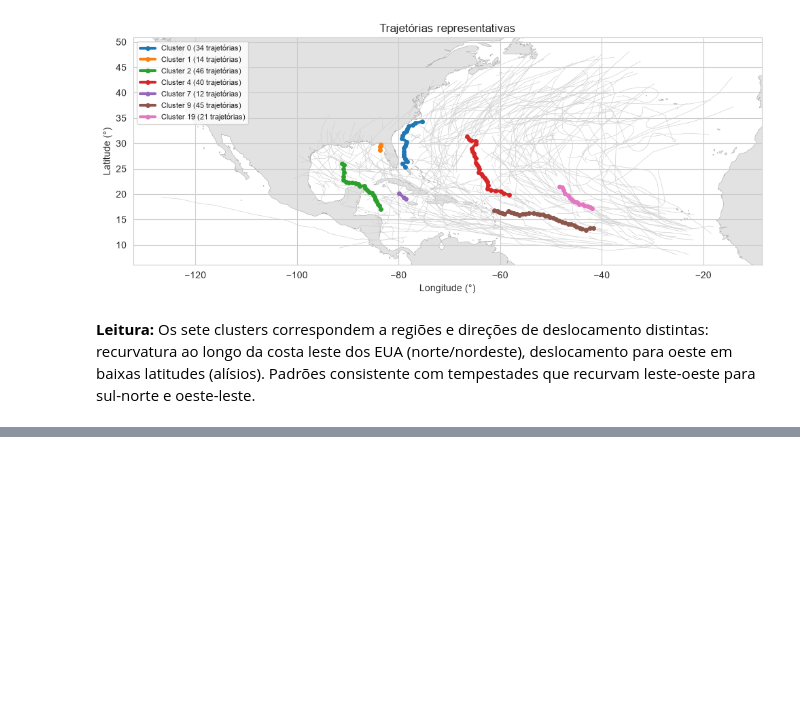
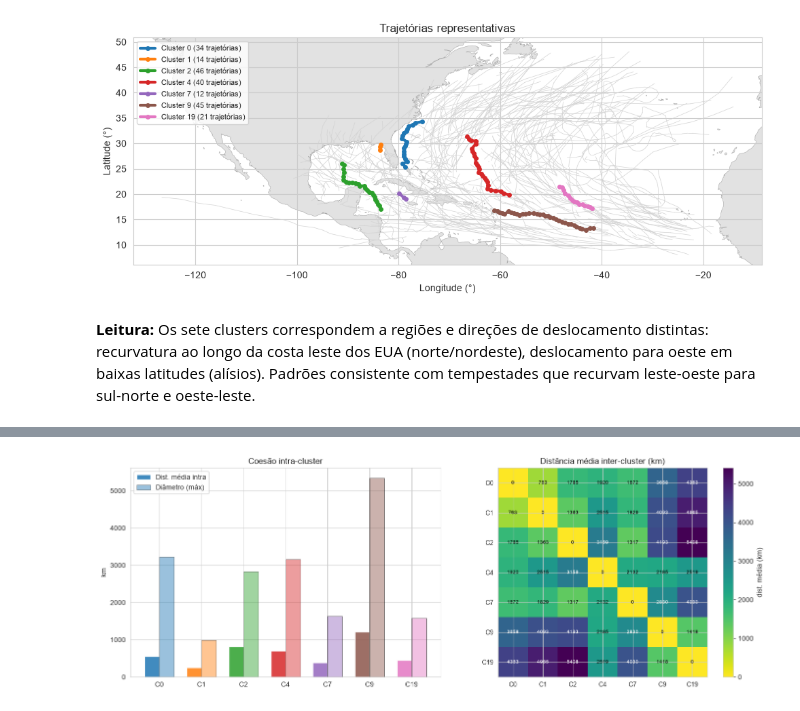
Before and after one commit to HerikDR/Algoritmo-TRACLUS, a Jupyter notebook: traclus_hurdat.ipynb, the cells around one changed output, grey strips where cells are left out. Saved outputs shown, nothing was run; the diff lists cells and outputs as text; code cells hidden in the pictures; blank space fills up the shorter version.

Commit message:
Métricas de validação + interpretação e modificação no núcleo

```diff
--- a/traclus_hurdat.ipynb
+++ b/traclus_hurdat.ipynb
@@ -670,0 +822,37 @@ plt.show()
+# %%
+fig, axes = plt.subplots(1, 2, figsize=(14, 5))
+
+# Barras: dist média intra vs diâmetro
+ax = axes[0]
+cl_labels = [f"C{c}" for c in clusters_validos]
+x = np.arange(len(clusters_validos))
+larg = 0.35
+bars1 = ax.bar(x - larg / 2, tabela_coesao["dist_media_intra"], larg,
+                label="Dist. média intra", color=[cores_clusters[k % 10] for k in range(len(clusters_validos))],
+                alpha=0.85)
+bars2 = ax.bar(x + larg / 2, tabela_coesao["diametro_km"], larg,
+                label="Diâmetro (máx)", color=[cores_clusters[k % 10] for k in range(len(clusters_validos))],
+                alpha=0.45, edgecolor="black", lw=0.8)
+ax.set_xticks(x)
+ax.set_xticklabels(cl_labels)
+ax.set_ylabel("km")
+ax.set_title("Coesão intra-cluster")
+ax.legend()
+
+# Heatmap: dist média inter-cluster
+ax2 = axes[1]
+im = ax2.imshow(mat_inter, cmap="viridis_r", vmin=0)
+ax2.set_xticks(range(n_c)); ax2.set_yticks(range(n_c))
+ax2.set_xticklabels(cl_labels, fontsize=9)
+ax2.set_yticklabels(cl_labels, fontsize=9)
+for i in range(n_c):
+    for j in range(n_c):
+        cor_txt = "white" if mat_inter[i, j] > mat_inter.max() * 0.5 else "black"
+        ax2.text(j, i, f"{mat_inter[i, j]:.0f}", ha="center", va="center", fontsize=7, color=cor_txt)
+plt.colorbar(im, ax=ax2, label="dist. média (km)")
+ax2.set_title("Distância média inter-cluster (km)")
+
+plt.tight_layout()
+plt.show()
+# %% [output]
+[figure, added]
```
Also changed, not shown: parts of 17 cells of this notebook, 1 other file.
